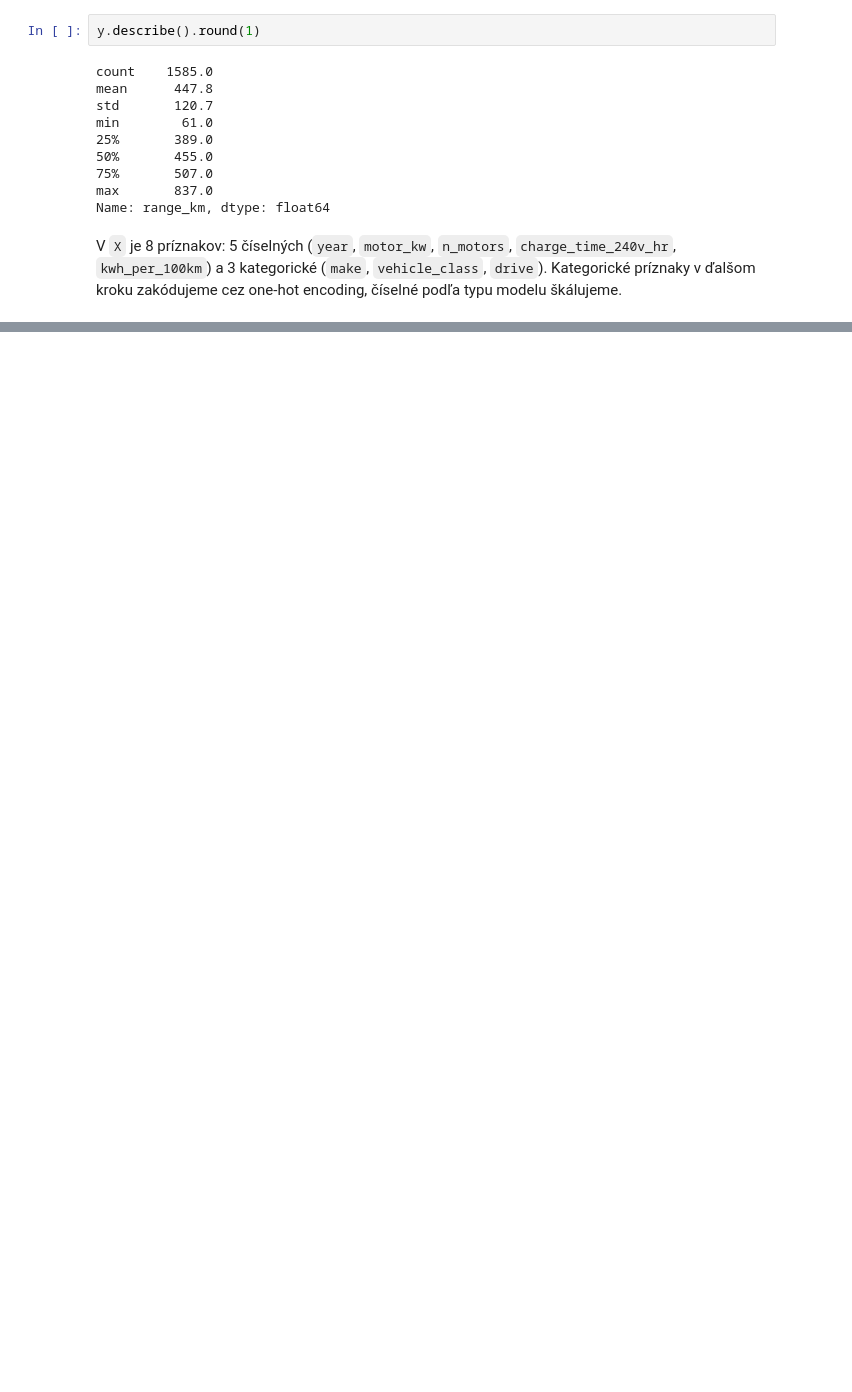
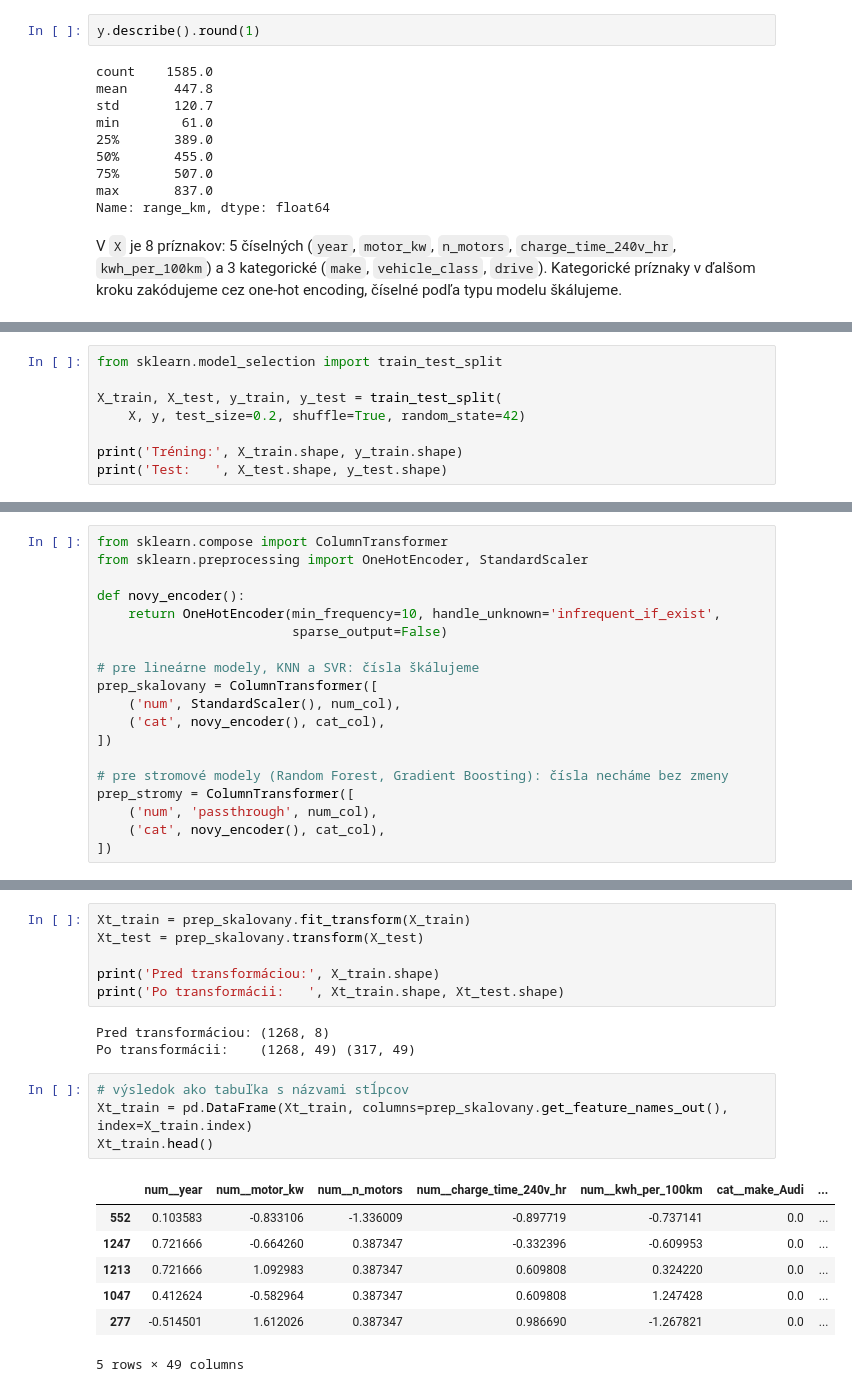
Before and after one commit to Matus1232/elektricke_auta_dojazd, a Jupyter notebook: preprocessing.ipynb, the cells around one changed output, grey strips where cells are left out. Saved outputs shown, nothing was run; the diff lists cells and outputs as text; blank space fills up the shorter version.

```diff
--- a/preprocessing.ipynb
+++ b/preprocessing.ipynb
@@ -75,0 +87,8 @@ v ďalšom kroku zakódujeme cez one-hot encoding, číselné podľa typu modelu
+# %%
+from sklearn.model_selection import train_test_split
+
+X_train, X_test, y_train, y_test = train_test_split(
+    X, y, test_size=0.2, shuffle=True, random_state=42)
+
+print('Tréning:', X_train.shape, y_train.shape)
+print('Test:   ', X_test.shape, y_test.shape)
@@ -75,0 +144,19 @@ v ďalšom kroku zakódujeme cez one-hot encoding, číselné podľa typu modelu
+# %%
+from sklearn.compose import ColumnTransformer
+from sklearn.preprocessing import OneHotEncoder, StandardScaler
+
+def novy_encoder():
+    return OneHotEncoder(min_frequency=10, handle_unknown='infrequent_if_exist',
+                         sparse_output=False)
+
+# pre lineárne modely, KNN a SVR: čísla škálujeme
+prep_skalovany = ColumnTransformer([
+    ('num', StandardScaler(), num_col),
+    ('cat', novy_encoder(), cat_col),
+])
+
+# pre stromové modely (Random Forest, Gradient Boosting): čísla necháme bez zmeny
+prep_stromy = ColumnTransformer([
+    ('num', 'passthrough', num_col),
+    ('cat', novy_encoder(), cat_col),
+])
@@ -75,0 +171,21 @@ v ďalšom kroku zakódujeme cez one-hot encoding, číselné podľa typu modelu
+# %%
+Xt_train = prep_skalovany.fit_transform(X_train)
+Xt_test = prep_skalovany.transform(X_test)
+
+print('Pred transformáciou:', X_train.shape)
+print('Po transformácii:   ', Xt_train.shape, Xt_test.shape)
+# %% [output]
+Pred transformáciou: (1268, 8)
+Po transformácii:    (1268, 49) (317, 49)
+# %%
+# výsledok ako tabuľka s názvami stĺpcov
+Xt_train = pd.DataFrame(Xt_train, columns=prep_skalovany.get_feature_names_out(), index=X_train.index)
+Xt_train.head()
+# %% [output]
+|  | num__year | num__motor_kw | num__n_motors | num__charge_time_240v_hr | num__kwh_per_100km | cat__make_Audi | ... |
+| 552 | 0.103583 | -0.833106 | -1.336009 | -0.897719 | -0.737141 | 0.0 | ... |
+| 1247 | 0.721666 | -0.664260 | 0.387347 | -0.332396 | -0.609953 | 0.0 | ... |
+| 1213 | 0.721666 | 1.092983 | 0.387347 | 0.609808 | 0.324220 | 0.0 | ... |
+| 1047 | 0.412624 | -0.582964 | 0.387347 | 0.609808 | 1.247428 | 0.0 | ... |
+| 277 | -0.514501 | 1.612026 | 0.387347 | 0.986690 | -1.267821 | 0.0 | ... |
+5 rows × 49 columns
```
Also changed, not shown: parts of 9 cells of this notebook, 1 other file.
